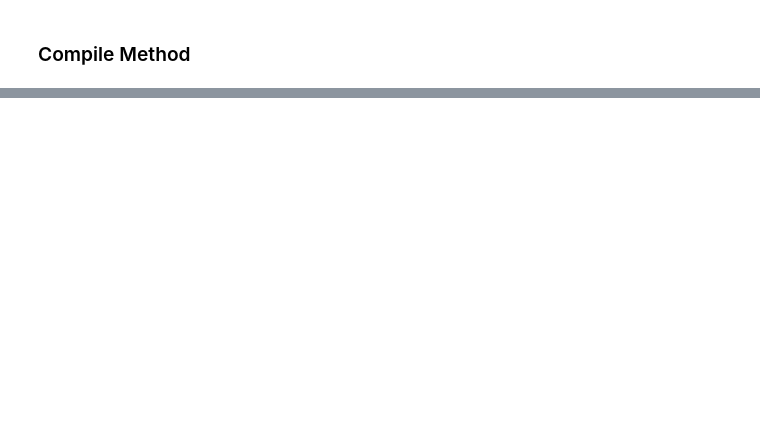
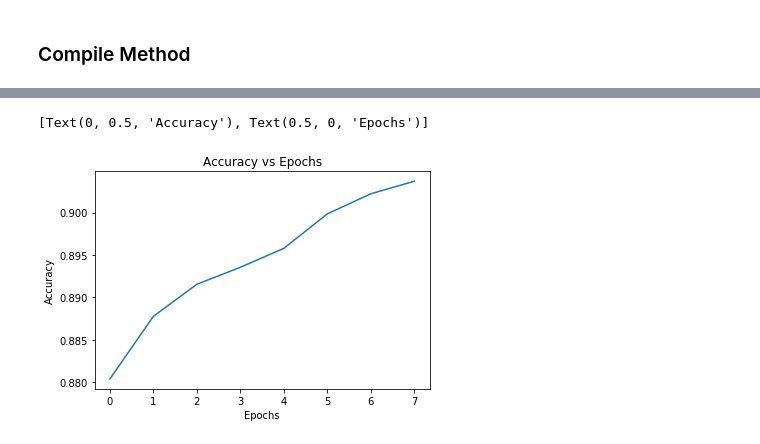
Before and after one commit to lalitgarg12/tensorflow-repo, a Jupyter notebook: Getting Started with TensorFlow 2/Week2 - Sequential Model API/01BuildSeqModel.ipynb, the cells around one changed output, grey strips where cells are left out. Drawn from its saved outputs; the diff is of its cells as text; code cells hidden in the pictures; blank space fills up the shorter version.

```diff
--- a/Getting Started with TensorFlow 2/Week2 - Sequential Model API/01BuildSeqModel.ipynb
+++ b/Getting Started with TensorFlow 2/Week2 - Sequential Model API/01BuildSeqModel.ipynb
@@ -57,0 +235,8 @@ print(model.optimizer.lr)
+# %%
+# Make a plot for the accuracy
+
+loss_plot = df.plot(y="sparse_categorical_accuracy", title = "Accuracy vs Epochs", legend = False)
+loss_plot.set(xlabel="Epochs", ylabel = "Accuracy")
+# %% [output]
+[Text(0, 0.5, 'Accuracy'), Text(0.5, 0, 'Epochs')]
+[figure, added]
```
Also changed, not shown: parts of 18 cells of this notebook, 1 other file.
